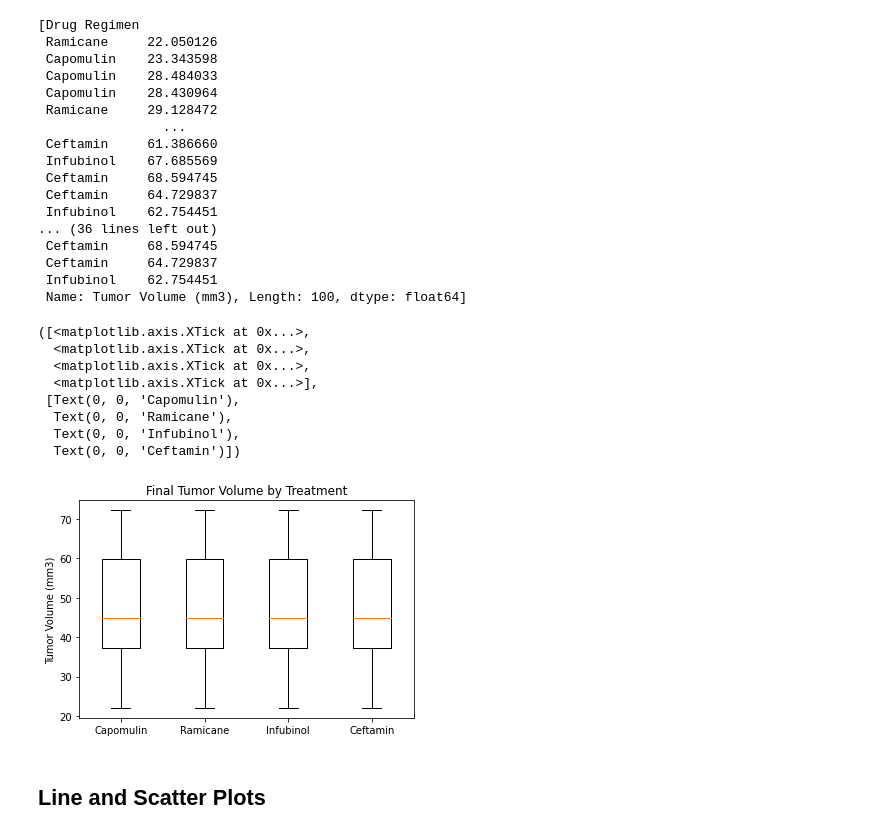
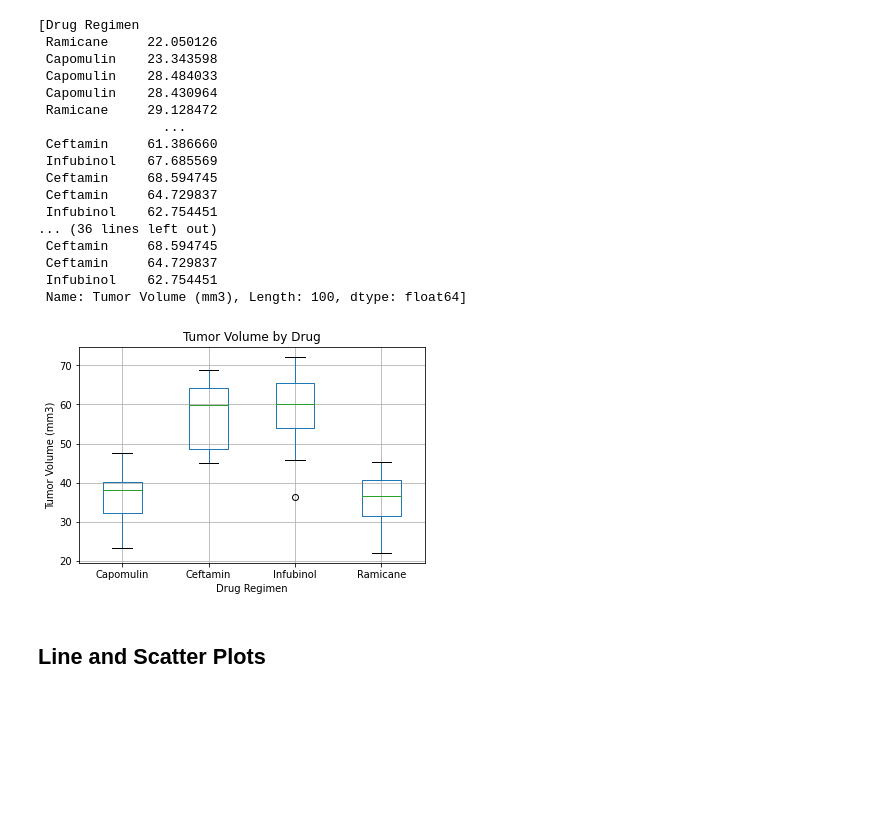
Before and after one commit to ASacdpraseuth/pymaceuticals, a Jupyter notebook: pymaceuticals_starter.ipynb, the cells around one changed output. Drawn from its saved outputs; the diff is of its cells as text; code cells hidden in the pictures; blank space fills up the shorter version.

Commit message:
boxplot

```diff
--- a/pymaceuticals_starter.ipynb
+++ b/pymaceuticals_starter.ipynb
@@ -326,22 +326,17 @@ tumor_vol
  Ceftamin     64.729837
  Infubinol    62.754451
  Name: Tumor Volume (mm3), Length: 100, dtype: float64]
-# %%
-# Generate a box plot of the final tumor volume of each mouse across four regimens of interest
-plt.boxplot(tumor_vol)
-plt.title('Final Tumor Volume by Treatment')
-plt.ylabel('Tumor Volume (mm3)')
-plt.xticks(ticks=[1,2,3,4],labels=treatments)
-# %% [output]
-([<matplotlib.axis.XTick at 0x...>,
-  <matplotlib.axis.XTick at 0x...>,
-  <matplotlib.axis.XTick at 0x...>,
-  <matplotlib.axis.XTick at 0x...>],
- [Text(0, 0, 'Capomulin'),
-  Text(0, 0, 'Ramicane'),
-  Text(0, 0, 'Infubinol'),
-  Text(0, 0, 'Ceftamin')])
-[figure, removed]
+# %%
+# Generate a box plot of the final tumor volume of each mouse across four regimens of interest
+
+bplot = df.sort_values(['Mouse ID', 'Timepoint']).drop_duplicates(subset='Mouse ID', keep='last').loc[lambda x: x['Drug Regimen'].isin(['Capomulin', 'Ramicane', 'Infubinol', 'Ceftamin'])].boxplot(column='Tumor Volume (mm3)', by='Drug Regimen', return_type='axes')
+bplot[0].set_ylabel('Tumor Volume (mm3)')
+fig = bplot[0].get_figure()
+fig.suptitle('')
+bplot[0].set_title('Tumor Volume by Drug')
+plt.show()
+# %% [output]
+[figure, added]
 # %% [markdown]
 ## Line and Scatter Plots
 # %%
```
